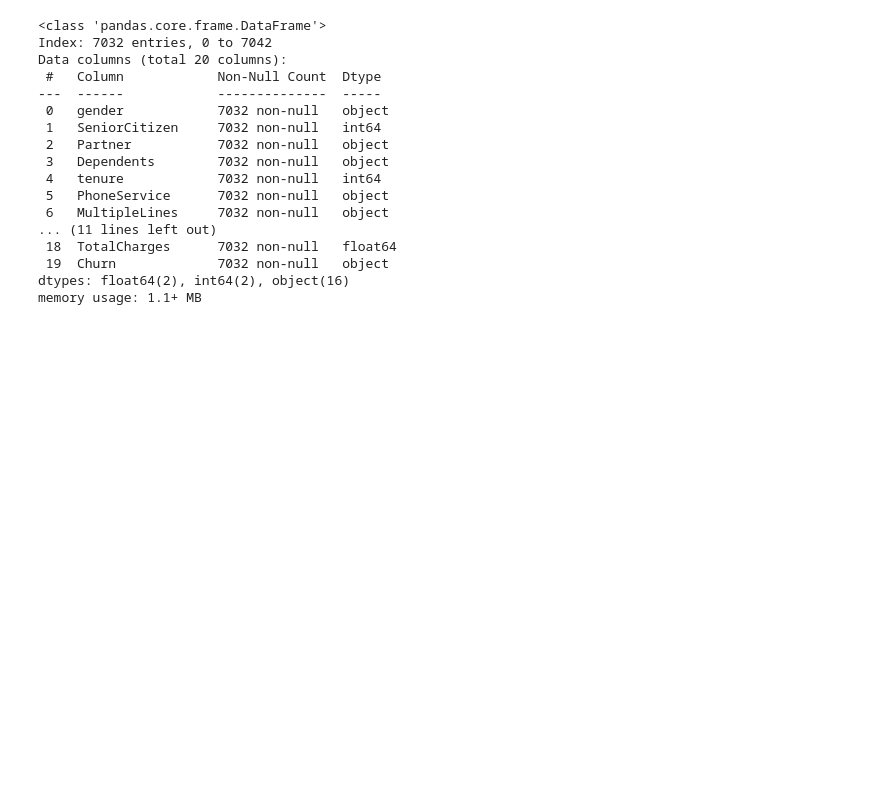
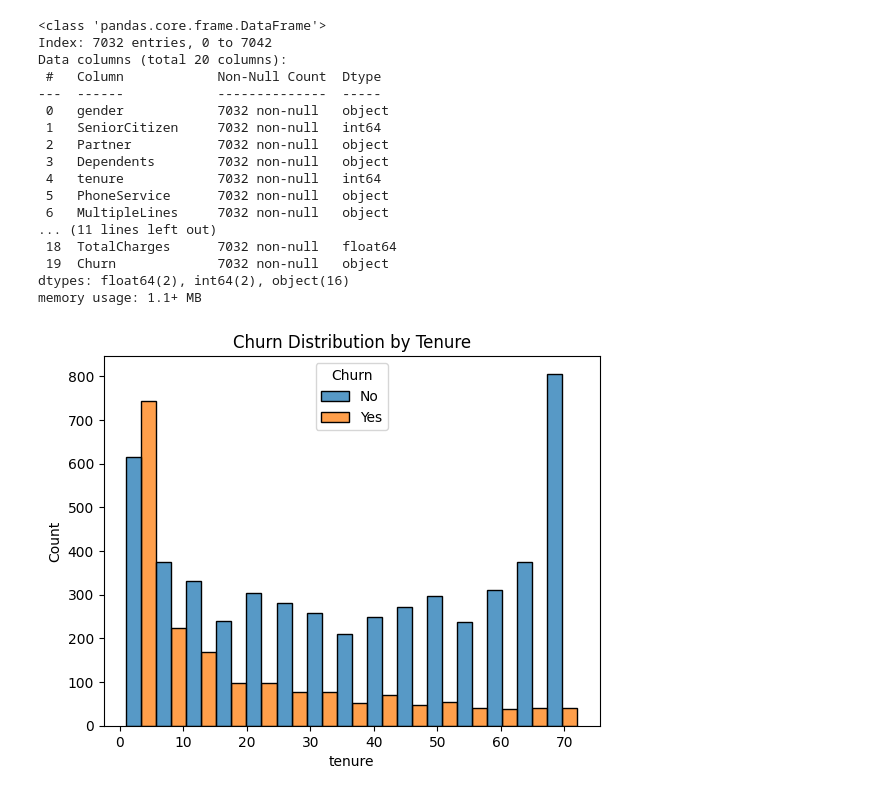
Before and after one commit to TFlanDev/customer-churn-analysis, a Jupyter notebook: notebooks/churn_analysis_model.ipynb, the cells around one changed output. Saved outputs shown, nothing was run; the diff lists cells and outputs as text; code cells hidden in the pictures; blank space fills up the shorter version.

Commit message:
feat: Add bar chart, scatterplot, and heatmap for churn

```diff
--- a/notebooks/churn_analysis_model.ipynb
+++ b/notebooks/churn_analysis_model.ipynb
@@ -74,3 +76,10 @@ Data columns (total 20 columns):
  19  Churn             7032 non-null   object
 dtypes: float64(2), int64(2), object(16)
 memory usage: 1.1+ MB
+# %%
+#https://seaborn.pydata.org/tutorial/distributions.html
+sns.histplot(data = df, x = 'tenure', hue = 'Churn', multiple = 'dodge')
+plt.title('Churn Distribution by Tenure')
+plt.show()
+# %% [output]
+[figure, added]
```
Also changed, not shown: parts of 4 cells of this notebook.
